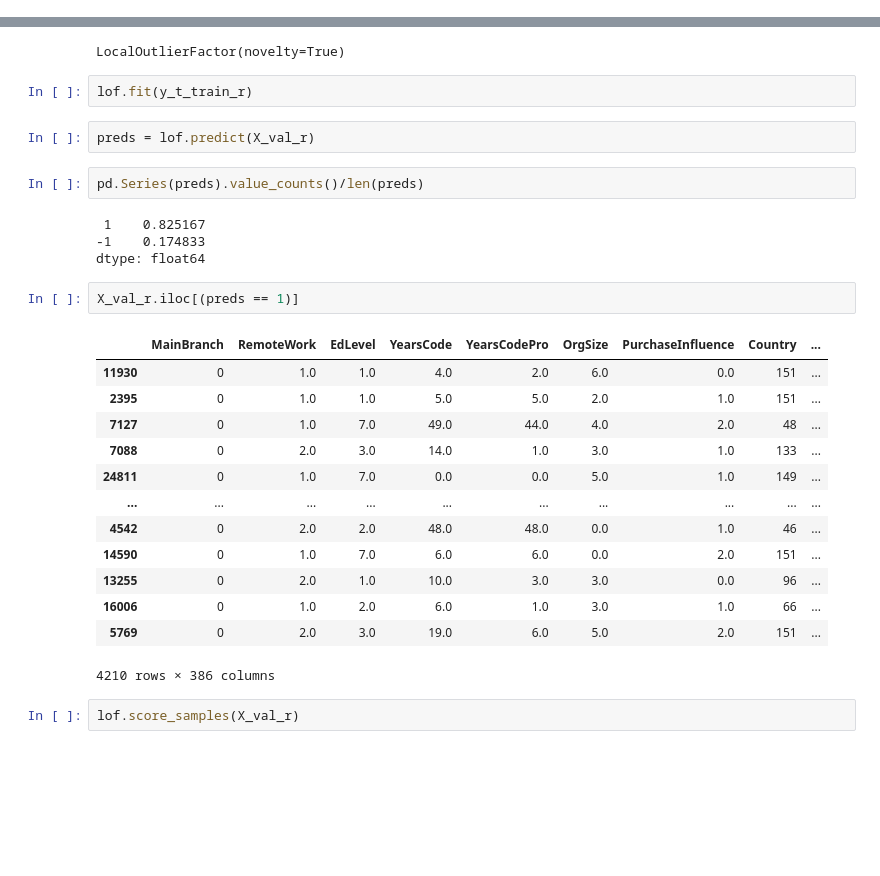
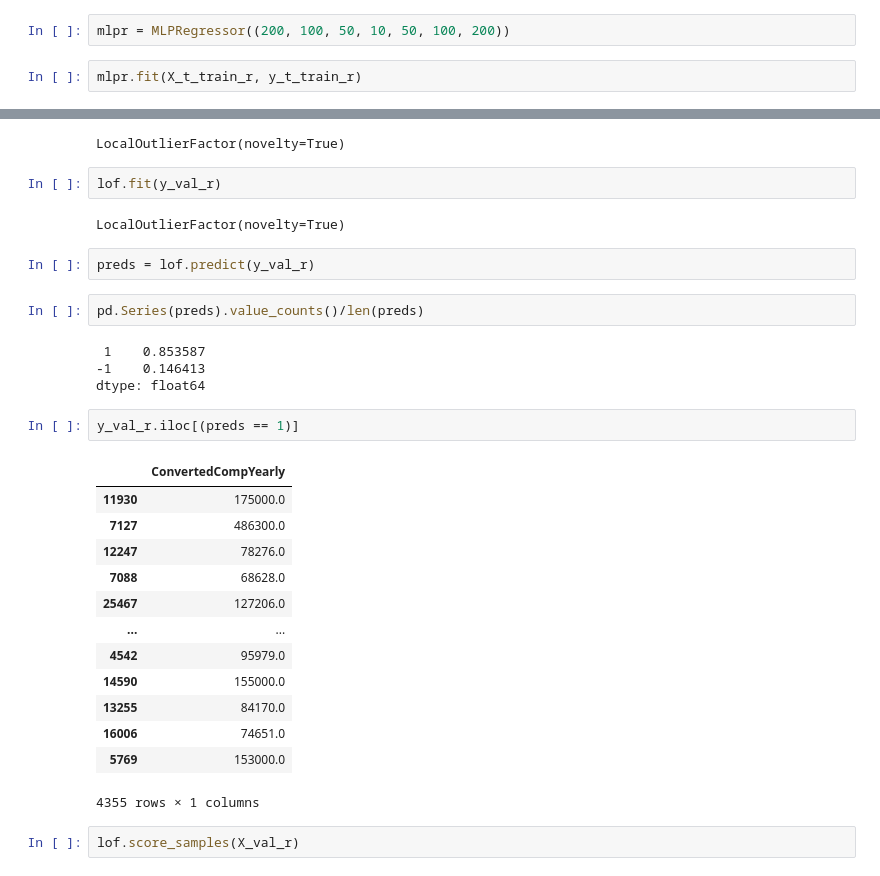
Before and after one commit to CAP5610-Group-Project/StackOverflow-Survey-Project, a Jupyter notebook: ML_model.ipynb, the cells around one changed output, grey strips where cells are left out. Cells and saved outputs as stored; diff of their text form; blank space fills up the shorter version.

```diff
--- a/ML_model.ipynb
+++ b/ML_model.ipynb
@@ -389,0 +686,4 @@ mlpr.fit(X_train_r, y_train_r)
+# %%
+mlpr = MLPRegressor((200, 100, 50, 10, 50, 100, 200))
+# %%
+mlpr.fit(X_t_train_r, y_t_train_r)
@@ -551,31 +894,33 @@ lof.fit(X_t_train_r)
 # %% [output]
 LocalOutlierFactor(novelty=True)
 # %%
-lof.fit(y_t_train_r)
+lof.fit(y_val_r)
+# %% [output]
+LocalOutlierFactor(novelty=True)
 # %%
-preds = lof.predict(X_val_r)
+preds = lof.predict(y_val_r)
 # %%
 pd.Series(preds).value_counts()/len(preds)
 # %% [output]
- 1    0.825167
--1    0.174833
+ 1    0.853587
+-1    0.146413
 dtype: float64
 # %%
-X_val_r.iloc[(preds == 1)]
+y_val_r.iloc[(preds == 1)]
 # %% [output]
-|  | MainBranch | RemoteWork | EdLevel | YearsCode | YearsCodePro | OrgSize | PurchaseInfluence | Country | ... |
-| 11930 | 0 | 1.0 | 1.0 | 4.0 | 2.0 | 6.0 | 0.0 | 151 | ... |
-| 2395 | 0 | 1.0 | 1.0 | 5.0 | 5.0 | 2.0 | 1.0 | 151 | ... |
-| 7127 | 0 | 1.0 | 7.0 | 49.0 | 44.0 | 4.0 | 2.0 | 48 | ... |
-| 7088 | 0 | 2.0 | 3.0 | 14.0 | 1.0 | 3.0 | 1.0 | 133 | ... |
-| 24811 | 0 | 1.0 | 7.0 | 0.0 | 0.0 | 5.0 | 1.0 | 149 | ... |
-| ... | ... | ... | ... | ... | ... | ... | ... | ... | ... |
-| 4542 | 0 | 2.0 | 2.0 | 48.0 | 48.0 | 0.0 | 1.0 | 46 | ... |
-| 14590 | 0 | 1.0 | 7.0 | 6.0 | 6.0 | 0.0 | 2.0 | 151 | ... |
-| 13255 | 0 | 2.0 | 1.0 | 10.0 | 3.0 | 3.0 | 0.0 | 96 | ... |
-| 16006 | 0 | 1.0 | 2.0 | 6.0 | 1.0 | 3.0 | 1.0 | 66 | ... |
-| 5769 | 0 | 2.0 | 3.0 | 19.0 | 6.0 | 5.0 | 2.0 | 151 | ... |
+|  | ConvertedCompYearly |
+| 11930 | 175000.0 |
+| 7127 | 486300.0 |
+| 12247 | 78276.0 |
+| 7088 | 68628.0 |
+| 25467 | 127206.0 |
+| ... | ... |
+| 4542 | 95979.0 |
+| 14590 | 155000.0 |
+| 13255 | 84170.0 |
+| 16006 | 74651.0 |
+| 5769 | 153000.0 |
-4210 rows × 386 columns
+4355 rows × 1 columns
 # %%
 lof.score_samples(X_val_r)
 # %% [output]
```
Also changed, not shown: parts of 115 cells of this notebook, 20 other files.
